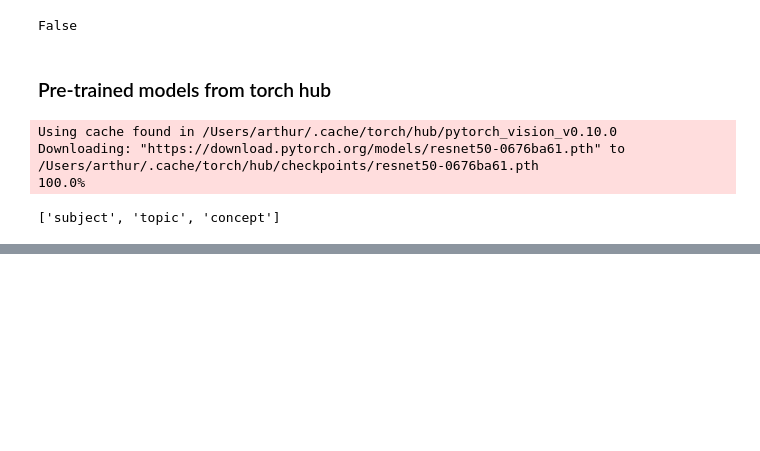
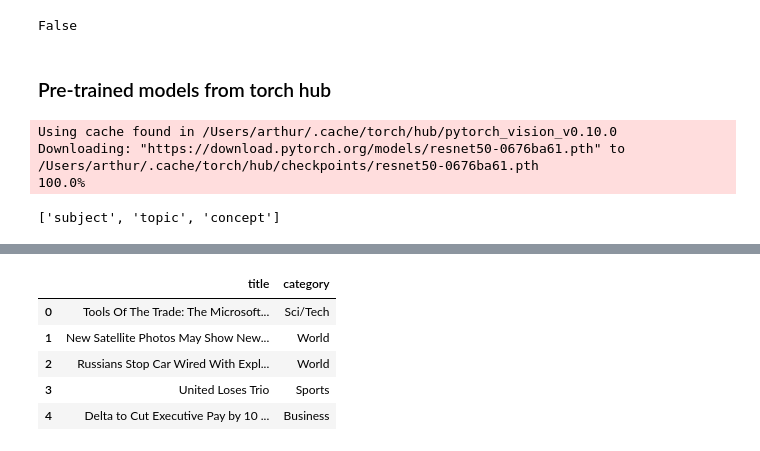
Before and after one commit to arthurlemon/courses, a Jupyter notebook: mlops-course/notebooks/foundations.ipynb, the cells around one changed output, grey strips where cells are left out. Saved outputs shown, nothing was run; the diff lists cells and outputs as text; code cells hidden in the pictures; blank space fills up the shorter version.

```diff
--- a/mlops-course/notebooks/foundations.ipynb
+++ b/mlops-course/notebooks/foundations.ipynb
@@ -175,0 +354,12 @@ test = AllUnitTypes(units=["subject", "topic", "concept"])
+# %%
+url = "https://raw.githubusercontent.com/GokuMohandas/Made-With-ML/main/datasets/news.csv"
+df = pd.read_csv(url, header=0) # load
+df = df.sample(frac=1).reset_index(drop=True) # shuffle
+df.head()
+# %% [output]
+|  | title | category |
+| 0 | Tools Of The Trade: The Microsoft... | Sci/Tech |
+| 1 | New Satellite Photos May Show New... | World |
+| 2 | Russians Stop Car Wired With Expl... | World |
+| 3 | United Loses Trio | Sports |
+| 4 | Delta to Cut Executive Pay by 10 ... | Business |
```
Also changed, not shown: parts of 32 cells of this notebook, 10 other files.
